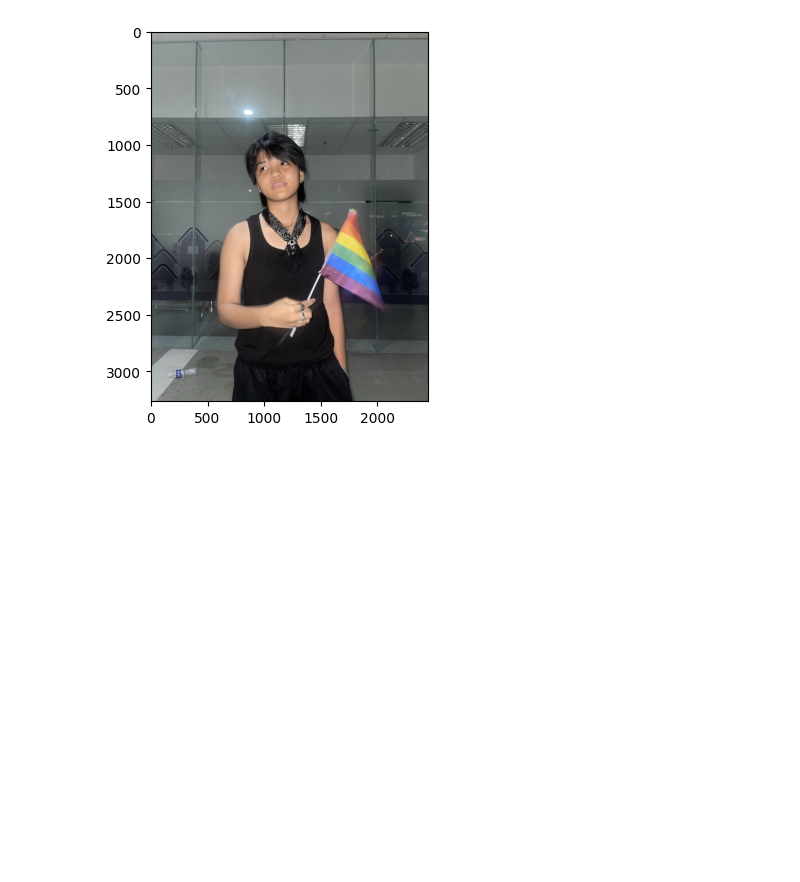
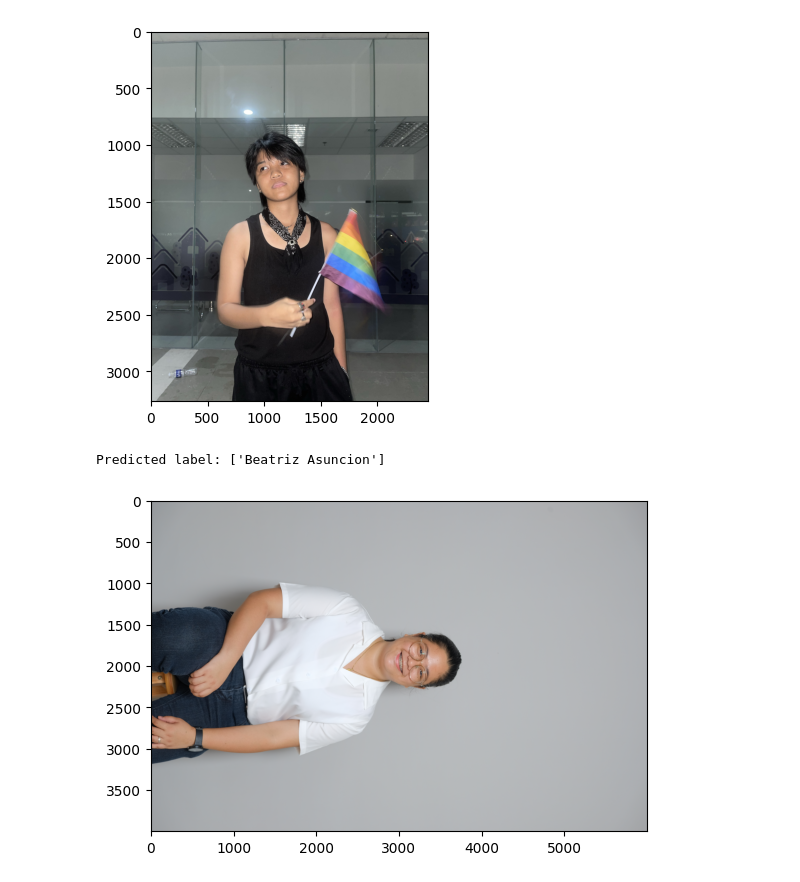
Before and after one commit to beaasuncion/CCMACLRL_EXERCISES_COM222ML, a Jupyter notebook: Exercise_8.ipynb, the cells around one changed output. Drawn from its saved outputs; the diff is of its cells as text; code cells hidden in the pictures; blank space fills up the shorter version.

```diff
--- a/Exercise_8.ipynb
+++ b/Exercise_8.ipynb
@@ -197,3 +197,11 @@ displayImage(img_path)
 # %% [output]
 Predicted label: ['Kamira Pagulayan']
 [figure]
+# %%
+img_path = '/content/drive/My Drive/Machine Learning/Images/Test/DSCF0091.JPG'
+result = predict_image(img_path, model)
+print(f'Predicted label:', result)
+displayImage(img_path)
+# %% [output]
+Predicted label: ['Beatriz Asuncion']
+[figure, added]
```
